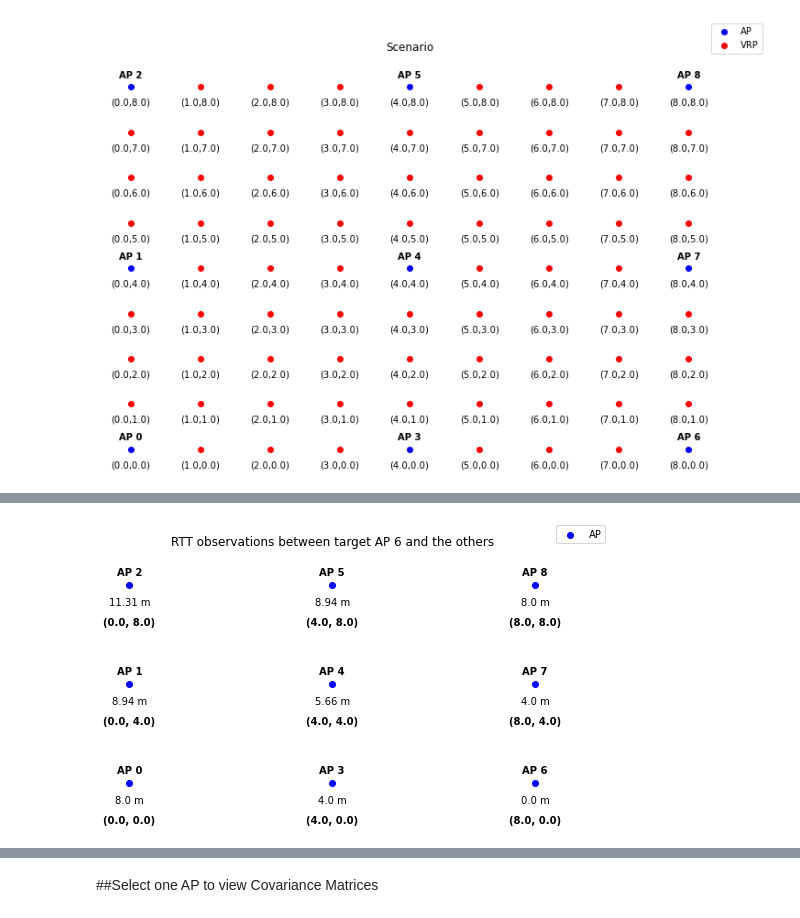
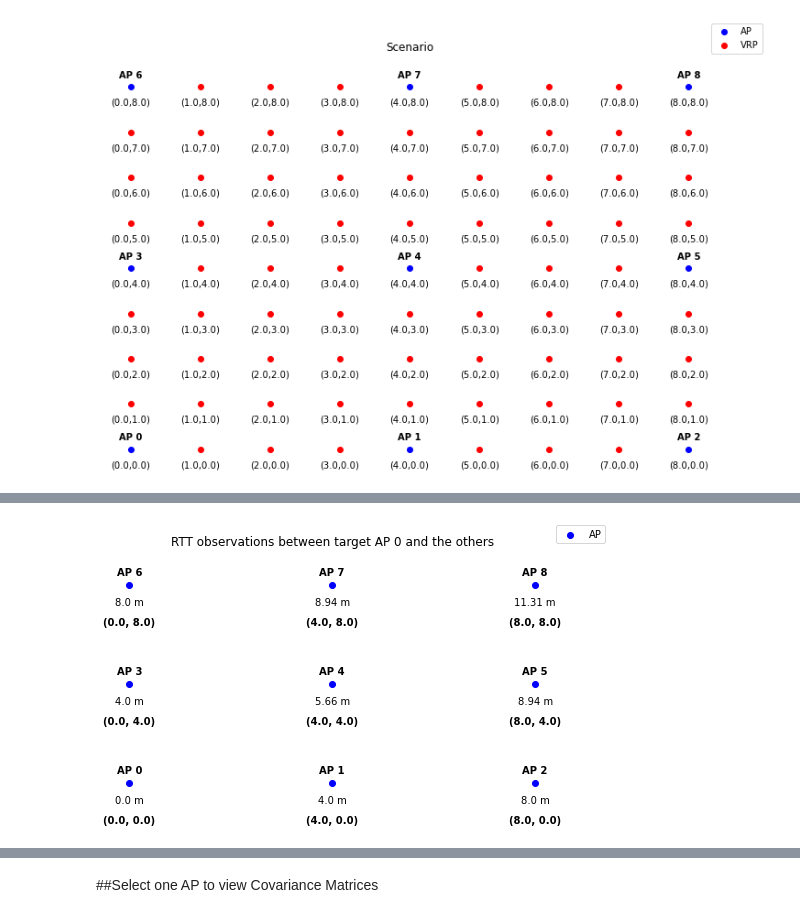
Before and after one commit to carlogattuso/Indoor_Positioning_RTT_GPR, a Jupyter notebook: src/psfm_gpr.ipynb, the cells around one changed output, grey strips where cells are left out. Saved outputs shown, nothing was run; the diff lists cells and outputs as text; code cells hidden in the pictures.

Commit message:
transposed location vectors to fix errors

```diff
--- a/src/psfm_gpr.ipynb
+++ b/src/psfm_gpr.ipynb
@@ -23,15 +23,17 @@ import ipywidgets as widgets
 """
 Locations plot
 """
-locations = np.array(np.meshgrid(np.linspace(0, 8, 9), np.linspace(0, 8, 9))).T.reshape(-1, 2)
+locations = np.array(np.meshgrid(np.linspace(0, 8, 9), np.linspace(0, 8, 9))).T.reshape(-1,2)
 
 # ----------------------------------------------------------------------
 #  AP locations
-L_ap = locations[[0,4,8,36,40,44,72,76,80], :]
+L_ap = locations[[0,4,8,36,40,44,72,76,80],:]
+L_ap[:, [1, 0]] = L_ap[:, [0, 1]]
 
 # ----------------------------------------------------------------------
 #  VRP locations
 L_vrp = np.delete(locations, [0,4,8,36,40,44,72,76,80], 0)
+L_vrp[:, [1, 0]] = L_vrp[:, [0, 1]]
 
 plt.figure(figsize=(12,8))
 
@@ -74,7 +76,7 @@ def compute_euclidean_distance(array):
     n = array.shape[0]
 
     d_mat = [np.linalg.norm(i - j) for (i,j) in itertools.product(array, array)]
-    d_mat = np.array(d_mat).reshape(n, n)
+    d_mat = np.array(d_mat).reshape((n, n), order='F')
 
     return d_mat
 # %%
@@ -103,38 +105,38 @@ plt.legend(labels=['AP'],loc="upper right",borderaxespad=-5)
 plt.title('RTT observations between target AP '+menu.value+' and the others',pad=30)
 plt.axis('off')
 
-for x,y,z in zip(L_ap[:,0], L_ap[:,1], d_RTT[int(menu.value)]):
+for x,y,z in zip(L_ap[:,0], L_ap[:,1], d_RTT[:,int(menu.value)]):
     label = f"{z.round(2)} m"
 
     plt.annotate(label, # this is the text
                  (x,y), # this is the point to label
                  textcoords="offset points", # how to position the text
                  xytext=(0,-20), # distance from text to points (x,y)
                  ha='center') # horizontal alignment can be left, right or center
 
 for x,y,z in zip(L_ap[:,0],L_ap[:,1], np.linspace(0, 8, 9).astype(int)):
 
     label = f"AP {z}"
 
     plt.annotate(label, # this is the text
                  (x,y), # this is the point to label
                  textcoords="offset points", # how to position the text
                  xytext=(0,10), # distance from text to points (x,y)
                  ha='center', # horizontal alignment can be left, right or center
                  weight='bold')
 
 for x,y,z in zip(L_ap[:,0],L_ap[:,1], np.linspace(0, 8, 9).astype(int)):
 
     label = f"{(x,y)}"
 
     plt.annotate(label, # this is the text
                  (x,y), # this is the point to label
                  textcoords="offset points", # how to position the text
                  xytext=(0,-40), # distance from text to points (x,y)
                  ha='center', # horizontal alignment can be left, right or center
                  weight='bold')
 # %% [output]
-[figure, old version]
+[figure, new version]
 # %%
 """
 Polynomial Surface model fitting
```
Also changed, not shown: parts of 8 cells of this notebook.
